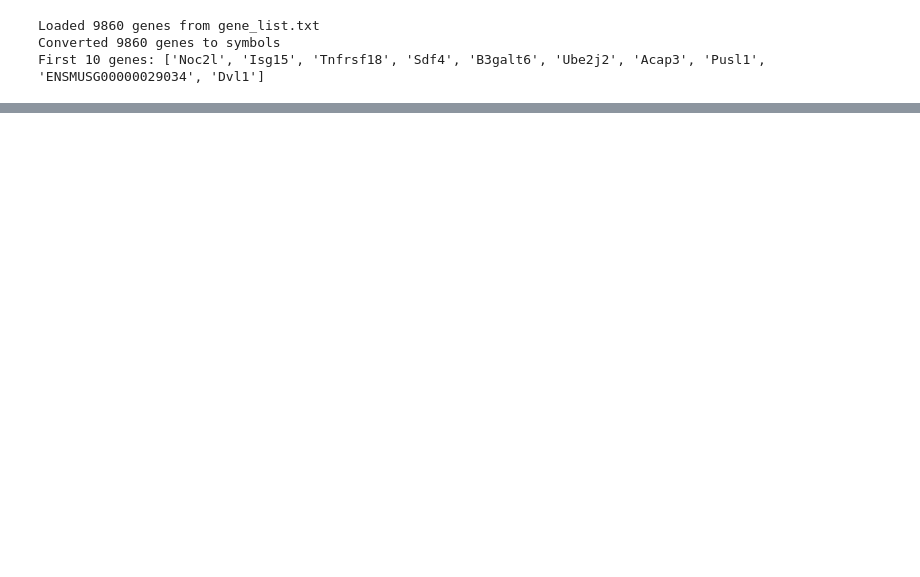
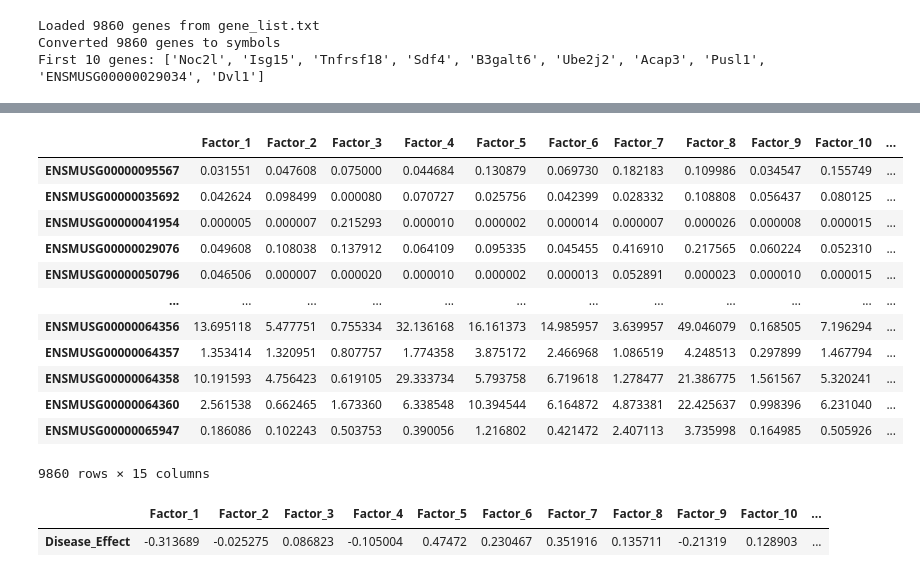
Before and after one commit to tsyasenpoor/sspa_vi, a Jupyter notebook: sspa.ipynb, the cells around one changed output, grey strips where cells are left out. Saved outputs shown, nothing was run; the diff lists cells and outputs as text; code cells hidden in the pictures; blank space fills up the shorter version.

```diff
--- a/sspa.ipynb
+++ b/sspa.ipynb
@@ -1074,3 +1467,6 @@ print(f"First 10 genes: {gene_symbols[:10]}")
 Loaded 9860 genes from gene_list.txt
 Converted 9860 genes to symbols
 First 10 genes: ['Noc2l', 'Isg15', 'Tnfrsf18', 'Sdf4', 'B3galt6', 'Ube2j2', 'Acap3', 'Pusl1', 'ENSMUSG00000029034', 'Dvl1']
+# %%
+with open('/labs/Aguiar/SSPA_BRAY/BRay/synthetic_superstrong/progressive_validation/stage_1:_small_model.pkl', 'rb') as f:
+    model = pickle.load(f)
@@ -1076,0 +1509,7 @@ First 10 genes: ['Noc2l', 'Isg15', 'Tnfrsf18', 'Sdf4', 'B3galt6', 'Ube2j2', 'Aca
+# %%
+import pickle
+
+with open('/labs/Aguiar/SSPA_BRAY/BRay/synthetic_strong/progressive_validation/stage_1:_small_results.pkl', 'rb') as f:
+    stage1_results = pickle.load(f)
+
+stage1_results
@@ -1076,0 +1573,35 @@ First 10 genes: ['Noc2l', 'Isg15', 'Tnfrsf18', 'Sdf4', 'B3galt6', 'Ube2j2', 'Aca
+# %%
+# Convert E_beta to DataFrame
+E_beta_df = pd.DataFrame(
+    E_beta,
+    columns=[f'Factor_{i+1}' for i in range(E_beta.shape[1])],
+    index=train_data.columns[:E_beta.shape[0]]  # Use gene IDs as index
+)
+
+E_beta_df
+# %% [output]
+|  | Factor_1 | Factor_2 | Factor_3 | Factor_4 | Factor_5 | Factor_6 | Factor_7 | Factor_8 | Factor_9 | Factor_10 | ... |
+| ENSMUSG00000095567 | 0.031551 | 0.047608 | 0.075000 | 0.044684 | 0.130879 | 0.069730 | 0.182183 | 0.109986 | 0.034547 | 0.155749 | ... |
+| ENSMUSG00000035692 | 0.042624 | 0.098499 | 0.000080 | 0.070727 | 0.025756 | 0.042399 | 0.028332 | 0.108808 | 0.056437 | 0.080125 | ... |
+| ENSMUSG00000041954 | 0.000005 | 0.000007 | 0.215293 | 0.000010 | 0.000002 | 0.000014 | 0.000007 | 0.000026 | 0.000008 | 0.000015 | ... |
+| ENSMUSG00000029076 | 0.049608 | 0.108038 | 0.137912 | 0.064109 | 0.095335 | 0.045455 | 0.416910 | 0.217565 | 0.060224 | 0.052310 | ... |
+| ENSMUSG00000050796 | 0.046506 | 0.000007 | 0.000020 | 0.000010 | 0.000002 | 0.000013 | 0.052891 | 0.000023 | 0.000010 | 0.000015 | ... |
+| ... | ... | ... | ... | ... | ... | ... | ... | ... | ... | ... | ... |
+| ENSMUSG00000064356 | 13.695118 | 5.477751 | 0.755334 | 32.136168 | 16.161373 | 14.985957 | 3.639957 | 49.046079 | 0.168505 | 7.196294 | ... |
+| ENSMUSG00000064357 | 1.353414 | 1.320951 | 0.807757 | 1.774358 | 3.875172 | 2.466968 | 1.086519 | 4.248513 | 0.297899 | 1.467794 | ... |
+| ENSMUSG00000064358 | 10.191593 | 4.756423 | 0.619105 | 29.333734 | 5.793758 | 6.719618 | 1.278477 | 21.386775 | 1.561567 | 5.320241 | ... |
+| ENSMUSG00000064360 | 2.561538 | 0.662465 | 1.673360 | 6.338548 | 10.394544 | 6.164872 | 4.873381 | 22.425637 | 0.998396 | 6.231040 | ... |
+| ENSMUSG00000065947 | 0.186086 | 0.102243 | 0.503753 | 0.390056 | 1.216802 | 0.421472 | 2.407113 | 3.735998 | 0.164985 | 0.505926 | ... |
+9860 rows × 15 columns
+# %%
+# Convert mu_v to a DataFrame for better visualization
+mu_v_df = pd.DataFrame(
+    model_superstrong['mu_v'],
+    columns=[f'Factor_{i+1}' for i in range(model_superstrong['mu_v'].shape[1])],
+    index=['Disease_Effect']
+)
+
+mu_v_df
+# %% [output]
+|  | Factor_1 | Factor_2 | Factor_3 | Factor_4 | Factor_5 | Factor_6 | Factor_7 | Factor_8 | Factor_9 | Factor_10 | ... |
+| Disease_Effect | -0.313689 | -0.025275 | 0.086823 | -0.105004 | 0.47472 | 0.230467 | 0.351916 | 0.135711 | -0.21319 | 0.128903 | ... |
```
Also changed, not shown: parts of 29 cells of this notebook, 4 other files.
